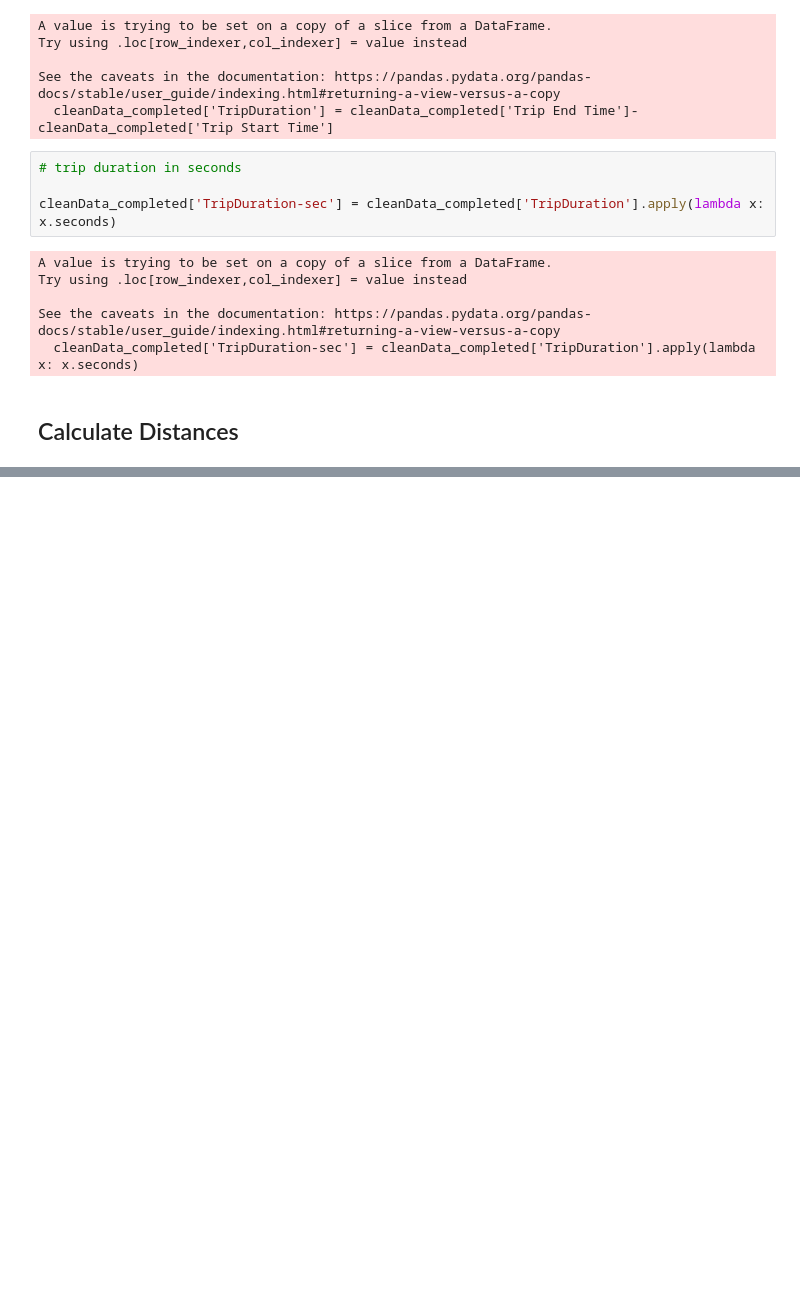
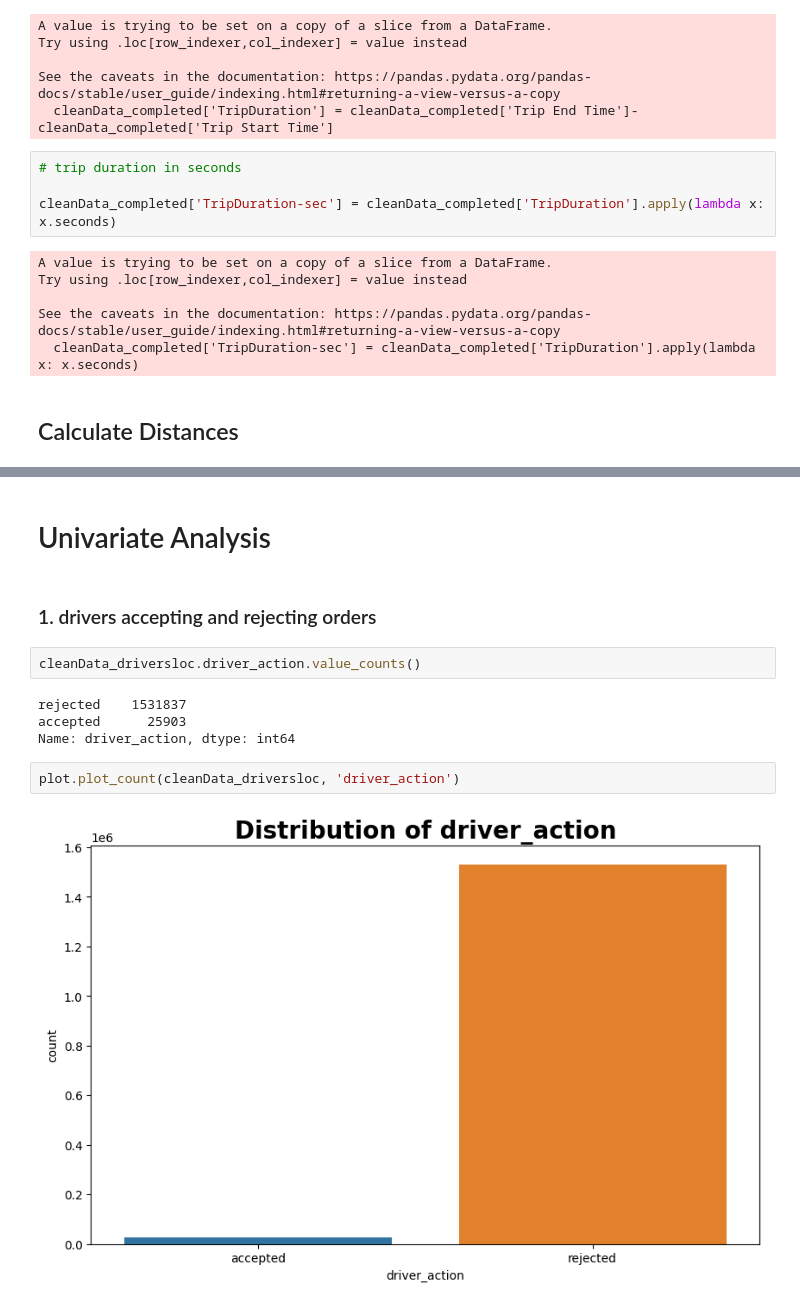
Before and after one commit to emtinanseo/Optimization-with-Causal-Inference, a Jupyter notebook: notebooks/eda_firstlook.ipynb, the cells around one changed output, grey strips where cells are left out. Cells and saved outputs as stored; diff of their text form; blank space fills up the shorter version.

```diff
--- a/notebooks/eda_firstlook.ipynb
+++ b/notebooks/eda_firstlook.ipynb
@@ -158,0 +202,14 @@ See the caveats in the documentation: https://pandas.pydata.org/pandas-docs/stab
+# %% [markdown]
+# Univariate Analysis
+# %% [markdown]
+### 1. drivers accepting and rejecting orders
+# %%
+cleanData_driversloc.driver_action.value_counts()
+# %% [output]
+rejected    1531837
+accepted      25903
+Name: driver_action, dtype: int64
+# %%
+plot.plot_count(cleanData_driversloc, 'driver_action')
+# %% [output]
+[figure, added]
```
Also changed, not shown: parts of 15 cells of this notebook.
